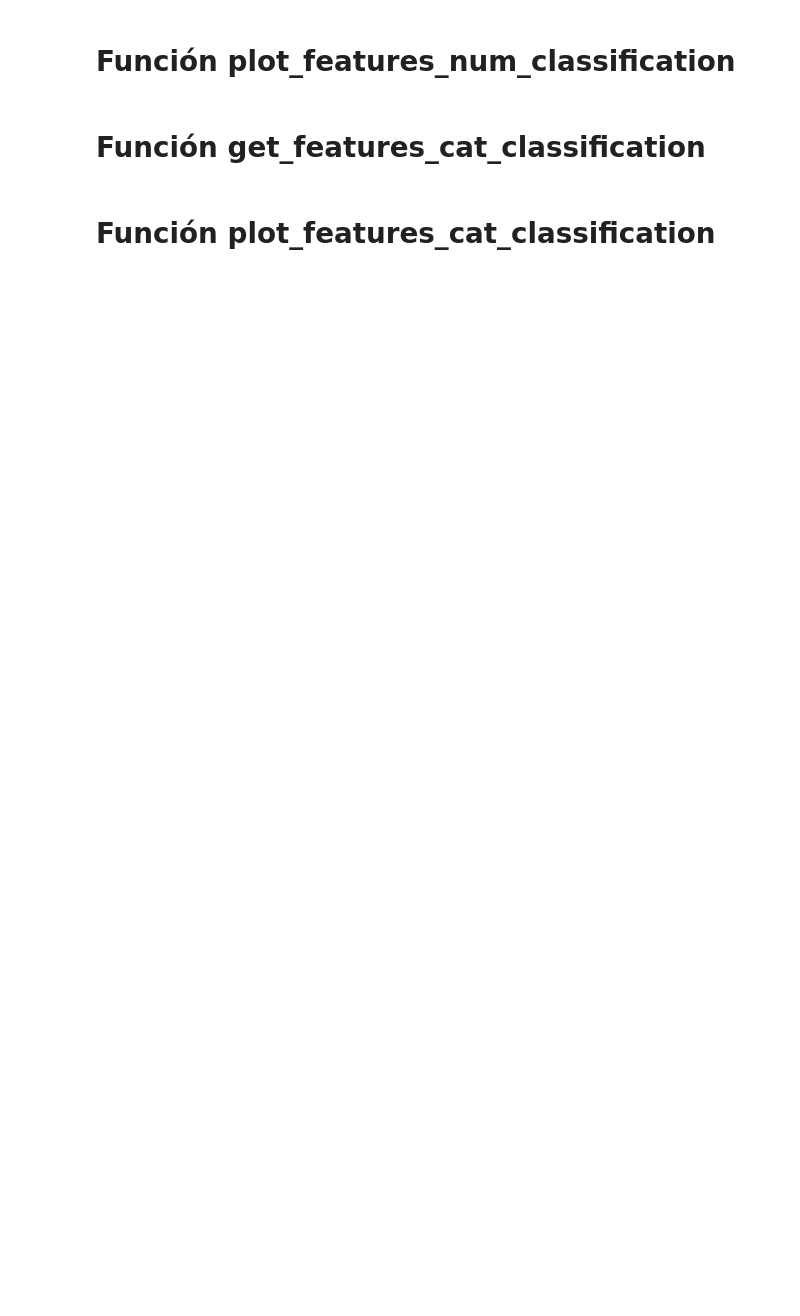
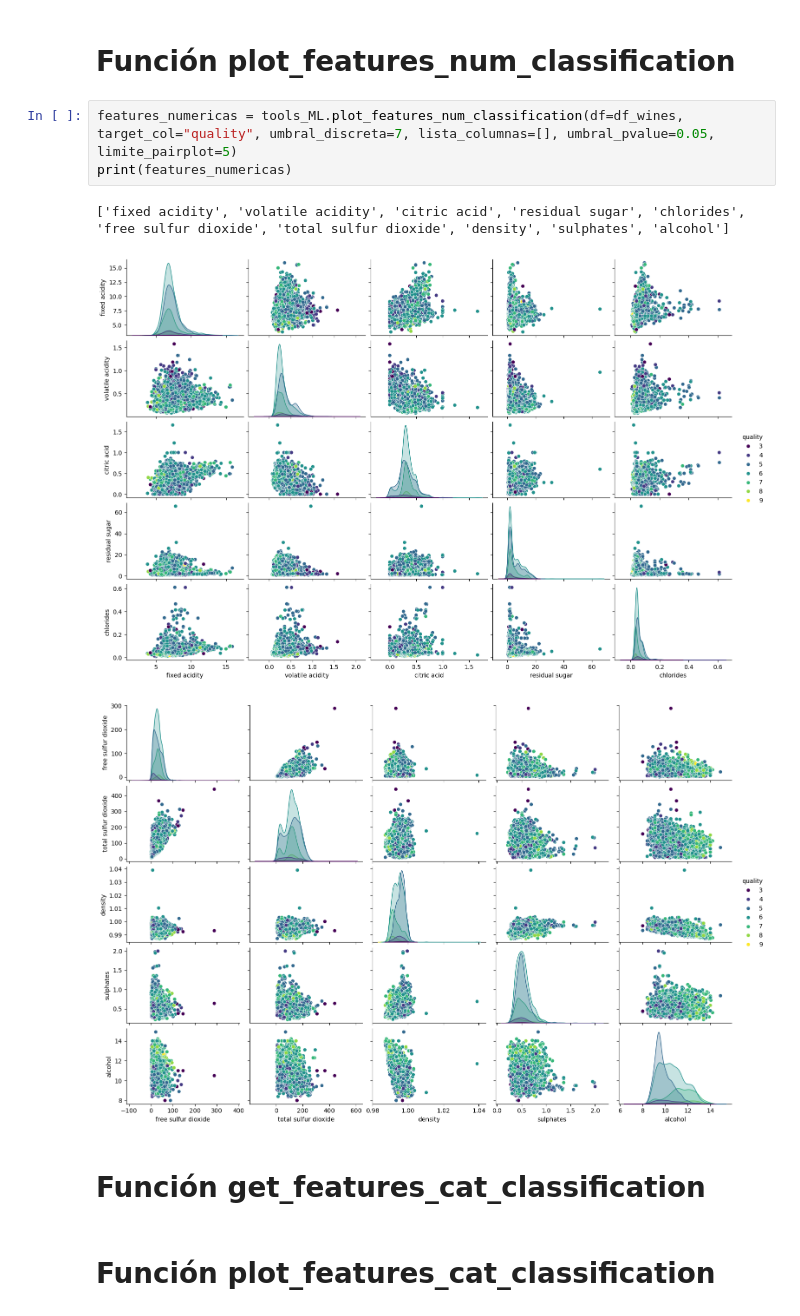
Before and after one commit to RogelioGarciaAlvarez/ONLINE_DS_THEBRIDGE_TEAM_CHALLENGE, a Jupyter notebook: Toolbox_ML/Codigo_ejemplo_toolbox_ML.ipynb, the cells around one changed output. Drawn from its saved outputs; the diff is of its cells as text; blank space fills up the shorter version.

```diff
--- a/Toolbox_ML/Codigo_ejemplo_toolbox_ML.ipynb
+++ b/Toolbox_ML/Codigo_ejemplo_toolbox_ML.ipynb
@@ -81,5 +86,12 @@ print(features_categoricas)
 # %% [markdown]
 # Función plot_features_num_classification
+# %%
+features_numericas = tools_ML.plot_features_num_classification(df=df_wines, target_col="quality", umbral_discreta=7, lista_columnas=[], umbral_pvalue=0.05, limite_pairplot=5)
+print(features_numericas)
+# %% [output]
+['fixed acidity', 'volatile acidity', 'citric acid', 'residual sugar', 'chlorides', 'free sulfur dioxide', 'total sulfur dioxide', 'density', 'sulphates', 'alcohol']
+[figure, added]
+[figure, added]
 # %% [markdown]
 # Función get_features_cat_classification
 # %% [markdown]
```
Also changed, not shown: parts of 1 cell of this notebook, 1 other file.
